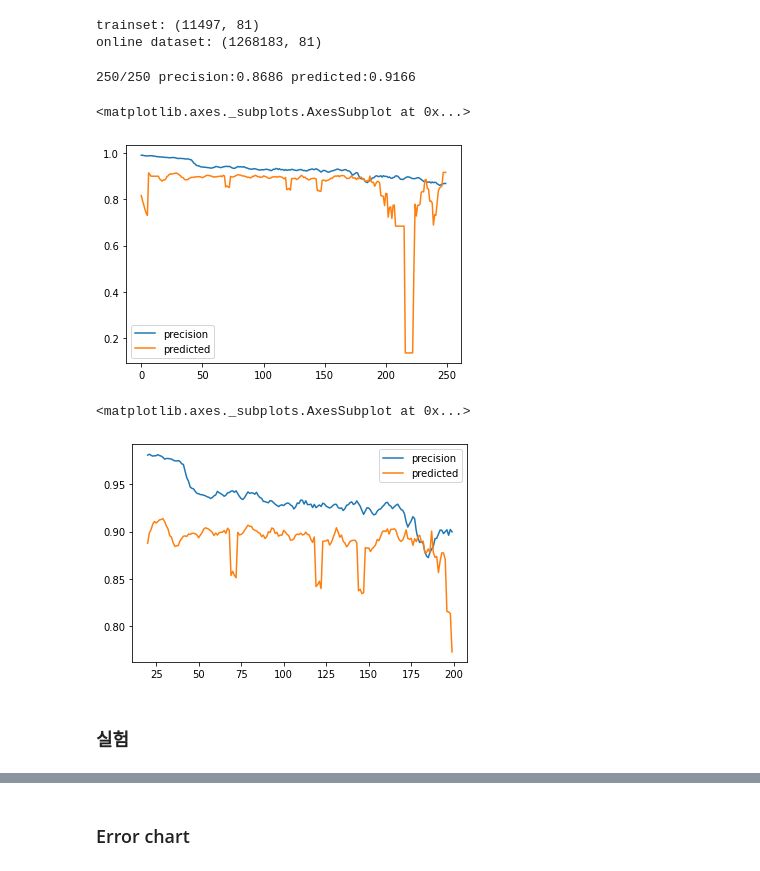
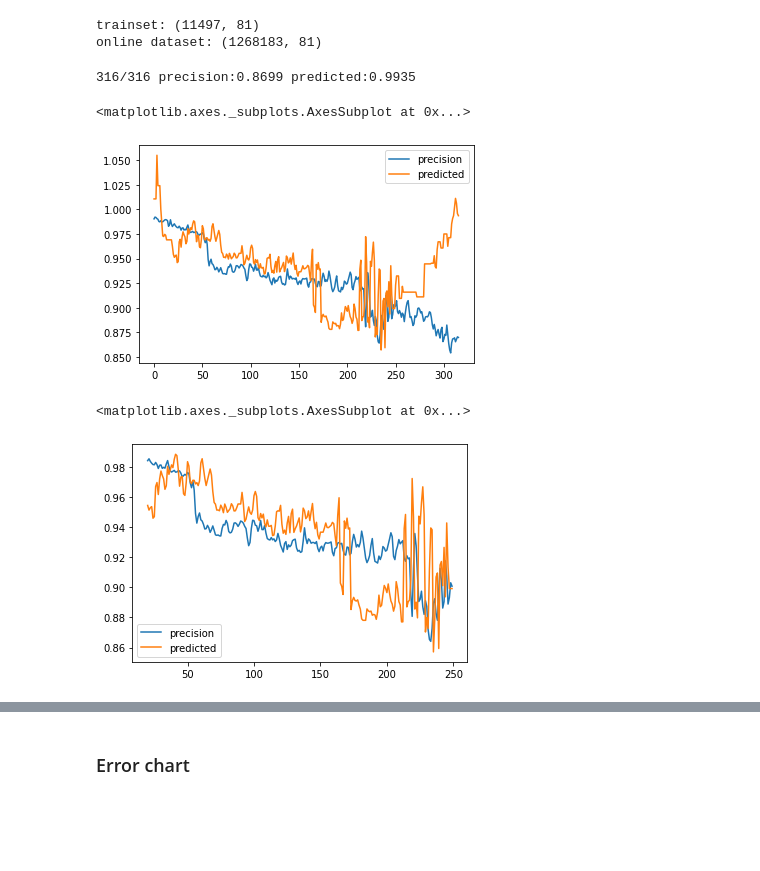
Before and after one commit to dolmani38/drift, a Jupyter notebook: Concept drift에 의한 모델의 성능 추정 방법_1108.ipynb, the cells around one changed output, grey strips where cells are left out. Saved outputs shown, nothing was run; the diff lists cells and outputs as text; code cells hidden in the pictures; blank space fills up the shorter version.

```diff
--- a/Concept drift에 의한 모델의 성능 추정 방법_1108.ipynb
+++ b/Concept drift에 의한 모델의 성능 추정 방법_1108.ipynb
@@ -1182,10 +1182,10 @@ toplist
 # %%
 scores = []
 drifts = []
-epoch =3000
+epoch =1000
 
 for i in range(epoch):
-    tx = np.random.permutation(true_x)[0:np.random.randint(1,true_x.shape[0]/2,1)[0]]
+    tx = np.random.permutation(true_x)[0:np.random.randint(1,true_x.shape[0]/3,1)[0]]
     fx = np.random.permutation(false_x)[0:np.random.randint(1,false_x.shape[0],1)[0]]
     ffx = np.concatenate((tx,fx))
     np.random.shuffle(ffx)
@@ -1218,8 +1234,8 @@ online dataset: (1268183, 81)
 result = {}
 result['precision'] = []
 result['predicted'] = []
-window_size = 10000
-step = 5000
+window_size = 8000
+step = 4000
 predicted = 0
 batch = math.ceil((X2.shape[0]-window_size)/step)
 for i in range(batch):
@@ -1233,25 +1249,23 @@ for i in range(batch):
     drift = __ks_drift(x_ref,ux)
     precision = f1[0]
     predicted1 = model.predict(drift[:,0])[0]
-    if predicted1 < 0:
+    if abs(predicted1-predicted) > 0.1 and predicted > 0:
         predicted1 = predicted
     result['precision'].append(precision)
     result['predicted'].append(predicted1)
     print(f"\r{i+1}/{batch} precision:{precision:.4f} predicted:{predicted1:.4f}", end="", flush=True)
     predicted = predicted1
 # %% [output]
-250/250 precision:0.8686 predicted:0.9166
+316/316 precision:0.8699 predicted:0.9935
 # %%
 result_df = pd.DataFrame(result)
 # %%
 result_df.plot()
 # %% [output]
 <matplotlib.axes._subplots.AxesSubplot at 0x...>
-[figure, old version]
+[figure, new version]
 # %%
-result_df[20:200].plot()
+result_df[20:250].plot()
 # %% [output]
 <matplotlib.axes._subplots.AxesSubplot at 0x...>
-[figure, old version]
+[figure, new version]
-# %% [markdown]
-### 실험
```
Also changed, not shown: parts of 39 cells of this notebook.
